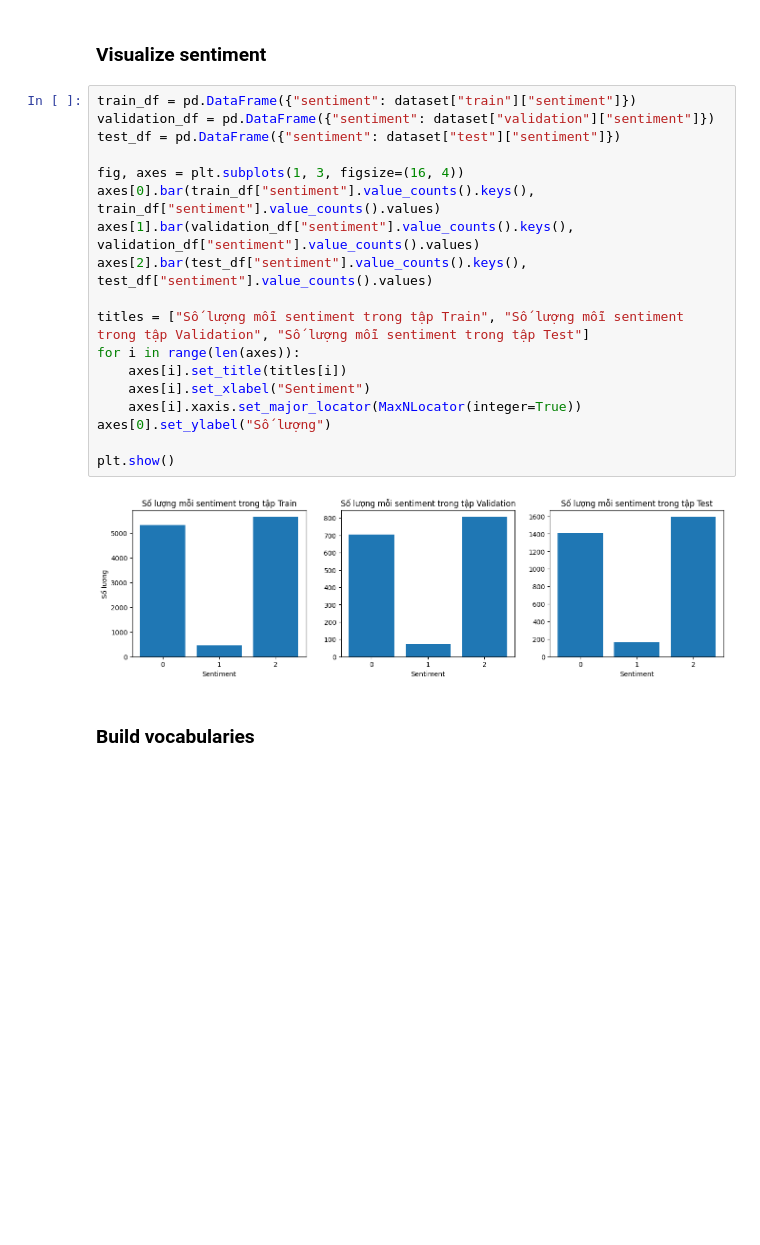
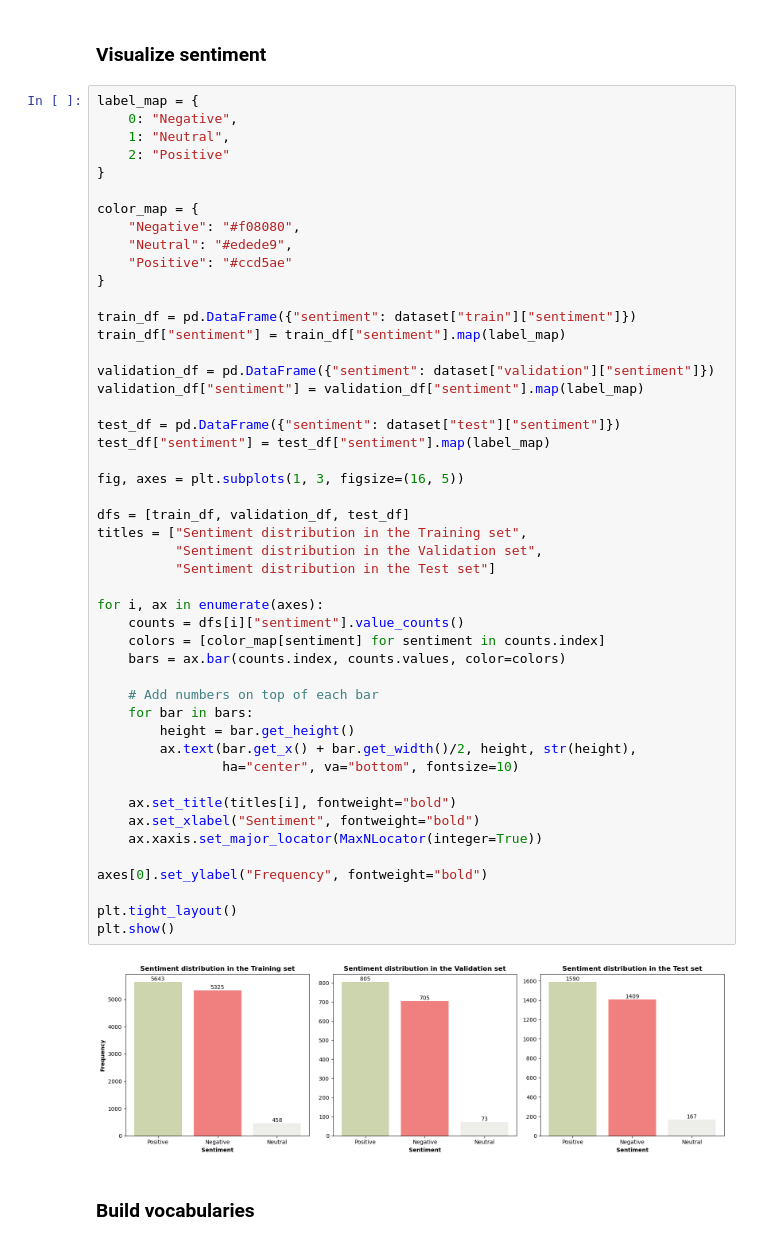
Before and after one commit to NgHuyen137/Sentiment-Classification, a Jupyter notebook: notebooks/train_lstm_cnn.ipynb, the cells around one changed output. Drawn from its saved outputs; the diff is of its cells as text; blank space fills up the shorter version.

Commit message:
update chart

```diff
--- a/notebooks/train_lstm_cnn.ipynb
+++ b/notebooks/train_lstm_cnn.ipynb
@@ -50,25 +65,55 @@ dataset
 # %% [markdown]
 ### **Visualize sentiment**
-# %%
-train_df = pd.DataFrame({"sentiment": dataset["train"]["sentiment"]})
-validation_df = pd.DataFrame({"sentiment": dataset["validation"]["sentiment"]})
-test_df = pd.DataFrame({"sentiment": dataset["test"]["sentiment"]})
-
-fig, axes = plt.subplots(1, 3, figsize=(16, 4))
-axes[0].bar(train_df["sentiment"].value_counts().keys(), train_df["sentiment"].value_counts().values)
-axes[1].bar(validation_df["sentiment"].value_counts().keys(), validation_df["sentiment"].value_counts().values)
-axes[2].bar(test_df["sentiment"].value_counts().keys(), test_df["sentiment"].value_counts().values)
-
-titles = ["Số lượng mỗi sentiment trong tập Train", "Số lượng mỗi sentiment trong tập Validation", "Số lượng mỗi sentiment trong tập Test"]
-for i in range(len(axes)):
-    axes[i].set_title(titles[i])
-    axes[i].set_xlabel("Sentiment")
-    axes[i].xaxis.set_major_locator(MaxNLocator(integer=True))
-axes[0].set_ylabel("Số lượng")
-
-plt.show()
-# %% [output]
-[figure, removed]
+# %%
+label_map = {
+    0: "Negative",
+    1: "Neutral",
+    2: "Positive"
+}
+
+color_map = {
+    "Negative": "#f08080",
+    "Neutral": "#edede9",
+    "Positive": "#ccd5ae"
+}
+
+train_df = pd.DataFrame({"sentiment": dataset["train"]["sentiment"]})
+train_df["sentiment"] = train_df["sentiment"].map(label_map)
+
+validation_df = pd.DataFrame({"sentiment": dataset["validation"]["sentiment"]})
+validation_df["sentiment"] = validation_df["sentiment"].map(label_map)
+
+test_df = pd.DataFrame({"sentiment": dataset["test"]["sentiment"]})
+test_df["sentiment"] = test_df["sentiment"].map(label_map)
+
+fig, axes = plt.subplots(1, 3, figsize=(16, 5))
+
+dfs = [train_df, validation_df, test_df]
+titles = ["Sentiment distribution in the Training set",
+          "Sentiment distribution in the Validation set",
+          "Sentiment distribution in the Test set"]
+
+for i, ax in enumerate(axes):
+    counts = dfs[i]["sentiment"].value_counts()
+    colors = [color_map[sentiment] for sentiment in counts.index]
+    bars = ax.bar(counts.index, counts.values, color=colors)
+
+    # Add numbers on top of each bar
+    for bar in bars:
+        height = bar.get_height()
+        ax.text(bar.get_x() + bar.get_width()/2, height, str(height),
+                ha="center", va="bottom", fontsize=10)
+
+    ax.set_title(titles[i], fontweight="bold")
+    ax.set_xlabel("Sentiment", fontweight="bold")
+    ax.xaxis.set_major_locator(MaxNLocator(integer=True))
+
+axes[0].set_ylabel("Frequency", fontweight="bold")
+
+plt.tight_layout()
+plt.show()
+# %% [output]
+[figure, added]
 # %% [markdown]
 ### **Build vocabularies**
 # %% [markdown]
```
Also changed, not shown: parts of 1 cell of this notebook.
